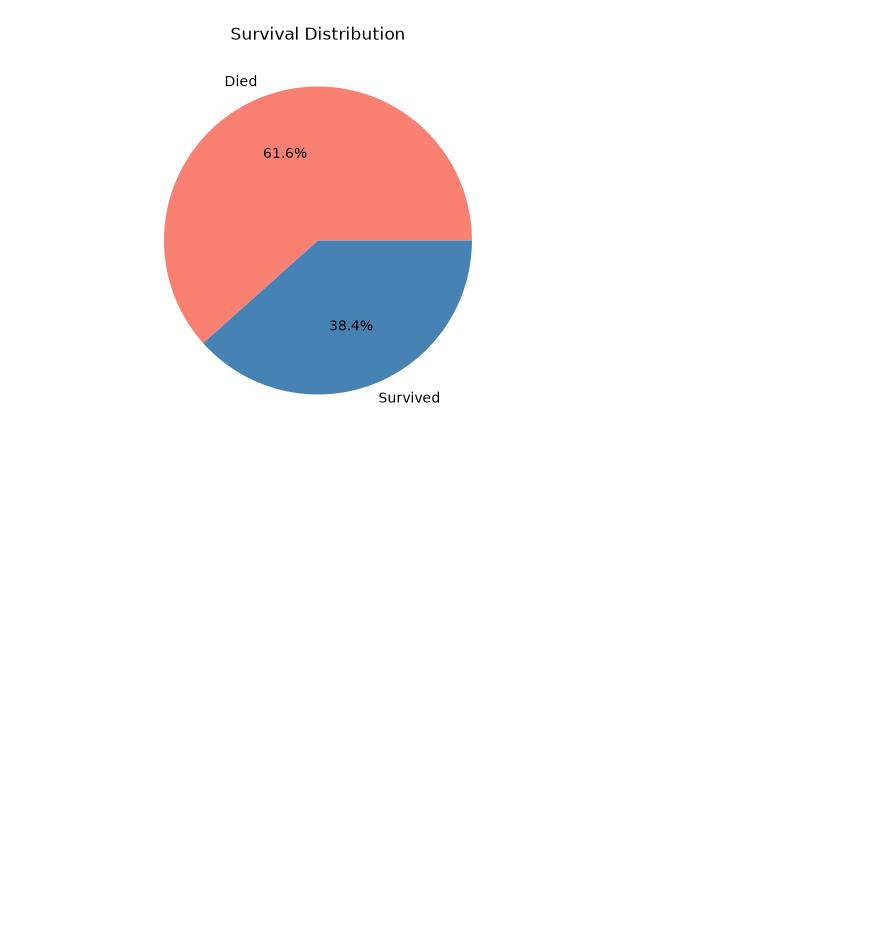
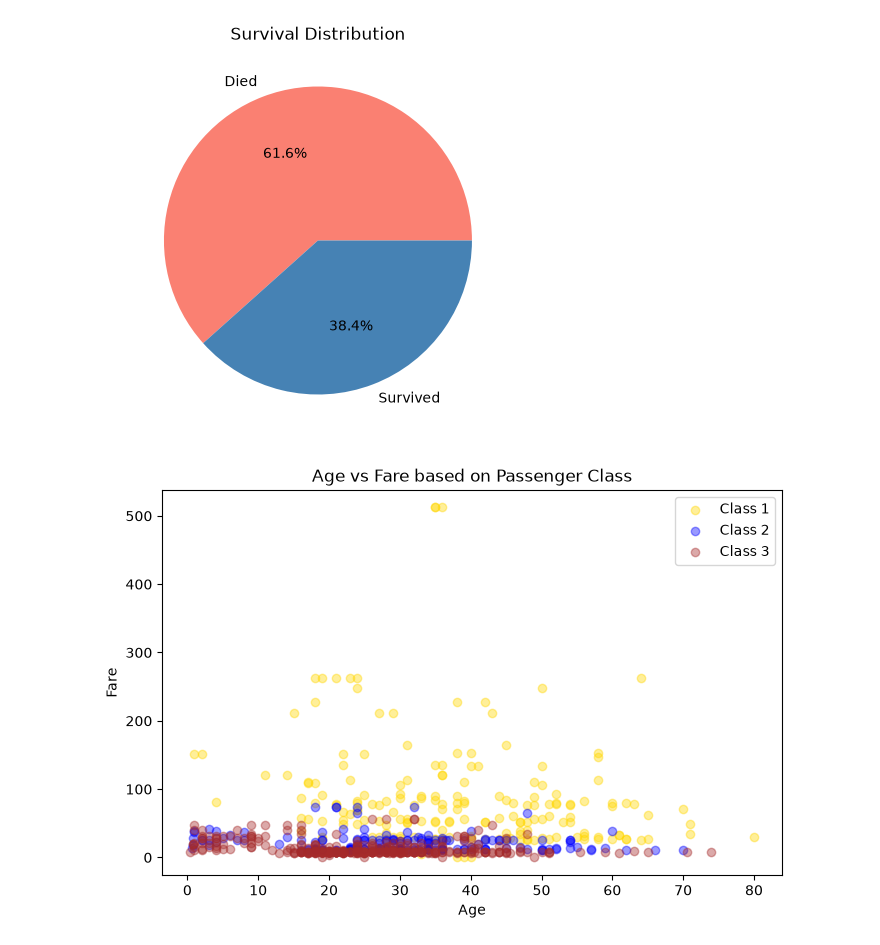
Before and after one commit to akshara1217/da-ml-journey, a Jupyter notebook: _titanic_eda.ipynb, the cells around one changed output. Drawn from its saved outputs; the diff is of its cells as text; code cells hidden in the pictures; blank space fills up the shorter version.

```diff
--- a/_titanic_eda.ipynb
+++ b/_titanic_eda.ipynb
@@ -319,3 +319,21 @@ plt.ylabel(' ')
 plt.show()
 # %% [output]
 [figure]
+# %%
+import pandas as pd
+import matplotlib.pyplot as plt
+df=pd.read_csv('https://raw.githubusercontent.com/datasciencedojo/datasets/master/titanic.csv')
+plt.figure(figsize=(8,5))
+class_1=df[df['Pclass']==1]
+class_2=df[df['Pclass']==2]
+class_3=df[df['Pclass']==3]
+plt.scatter(class_1['Age'],class_1['Fare'],alpha=0.4, color='gold',label='Class 1')
+plt.scatter(class_2['Age'],class_2['Fare'],alpha=0.4, color='blue',label='Class 2')
+plt.scatter(class_3['Age'],class_3['Fare'],alpha=0.4, color='brown',label='Class 3')
+plt.title('Age vs Fare based on Passenger Class')
+plt.xlabel('Age')
+plt.ylabel('Fare')
+plt.legend()
+plt.show()
+# %% [output]
+[figure, added]
```
Also changed, not shown: 2 other files.
